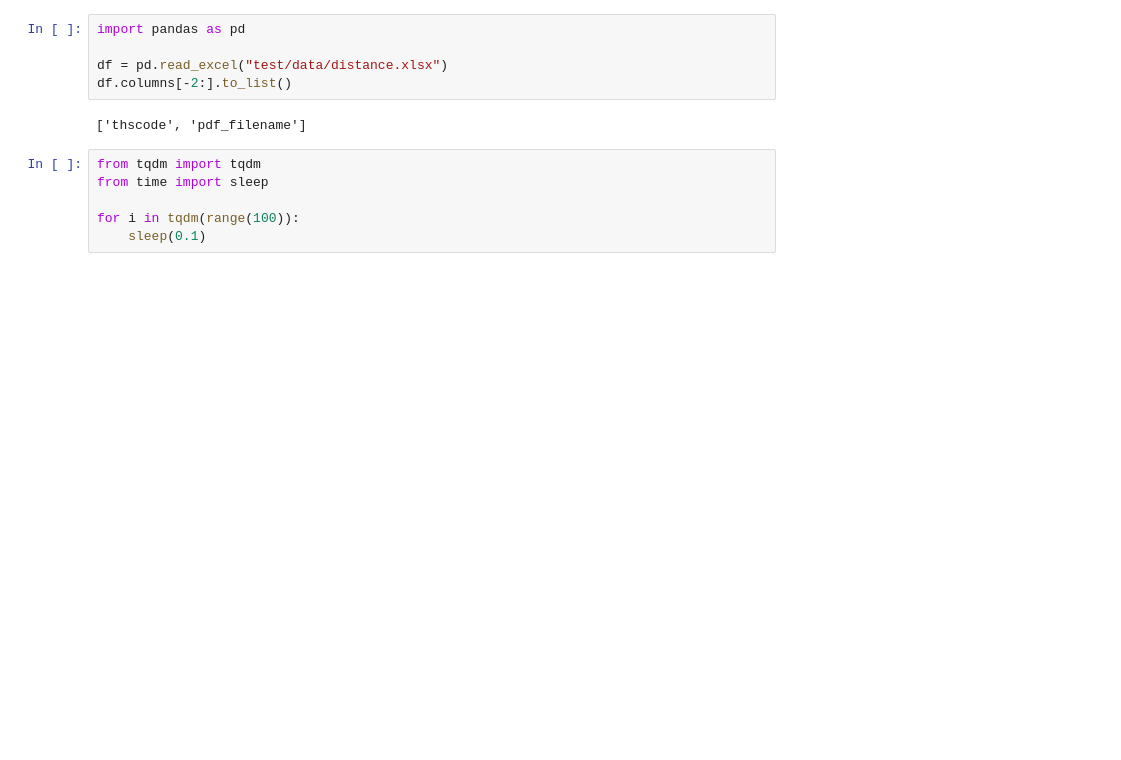
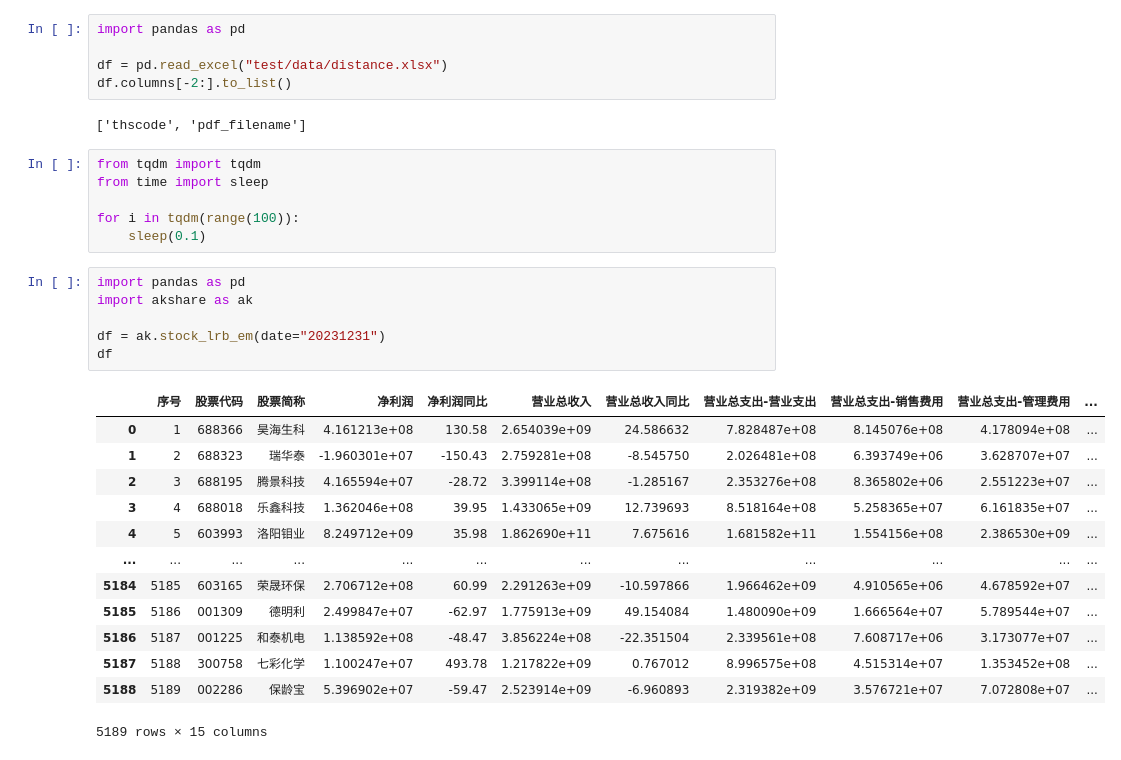
Before and after one commit to Lorre-Ramon/ESGImg, a Jupyter notebook: temp.ipynb, the cells around one changed output. Cells and saved outputs as stored; diff of their text form; blank space fills up the shorter version.

```diff
--- a/temp.ipynb
+++ b/temp.ipynb
@@ -91,3 +91,23 @@ from time import sleep
 
 for i in tqdm(range(100)):
     sleep(0.1)
+# %%
+import pandas as pd
+import akshare as ak
+
+df = ak.stock_lrb_em(date="20231231")
+df
+# %% [output]
+|  | 序号 | 股票代码 | 股票简称 | 净利润 | 净利润同比 | 营业总收入 | 营业总收入同比 | 营业总支出-营业支出 | 营业总支出-销售费用 | 营业总支出-管理费用 | ... |
+| 0 | 1 | 688366 | 昊海生科 | 4.161213e+08 | 130.58 | 2.654039e+09 | 24.586632 | 7.828487e+08 | 8.145076e+08 | 4.178094e+08 | ... |
+| 1 | 2 | 688323 | 瑞华泰 | -1.960301e+07 | -150.43 | 2.759281e+08 | -8.545750 | 2.026481e+08 | 6.393749e+06 | 3.628707e+07 | ... |
+| 2 | 3 | 688195 | 腾景科技 | 4.165594e+07 | -28.72 | 3.399114e+08 | -1.285167 | 2.353276e+08 | 8.365802e+06 | 2.551223e+07 | ... |
+| 3 | 4 | 688018 | 乐鑫科技 | 1.362046e+08 | 39.95 | 1.433065e+09 | 12.739693 | 8.518164e+08 | 5.258365e+07 | 6.161835e+07 | ... |
+| 4 | 5 | 603993 | 洛阳钼业 | 8.249712e+09 | 35.98 | 1.862690e+11 | 7.675616 | 1.681582e+11 | 1.554156e+08 | 2.386530e+09 | ... |
+| ... | ... | ... | ... | ... | ... | ... | ... | ... | ... | ... | ... |
+| 5184 | 5185 | 603165 | 荣晟环保 | 2.706712e+08 | 60.99 | 2.291263e+09 | -10.597866 | 1.966462e+09 | 4.910565e+06 | 4.678592e+07 | ... |
+| 5185 | 5186 | 001309 | 德明利 | 2.499847e+07 | -62.97 | 1.775913e+09 | 49.154084 | 1.480090e+09 | 1.666564e+07 | 5.789544e+07 | ... |
+| 5186 | 5187 | 001225 | 和泰机电 | 1.138592e+08 | -48.47 | 3.856224e+08 | -22.351504 | 2.339561e+08 | 7.608717e+06 | 3.173077e+07 | ... |
+| 5187 | 5188 | 300758 | 七彩化学 | 1.100247e+07 | 493.78 | 1.217822e+09 | 0.767012 | 8.996575e+08 | 4.515314e+07 | 1.353452e+08 | ... |
+| 5188 | 5189 | 002286 | 保龄宝 | 5.396902e+07 | -59.47 | 2.523914e+09 | -6.960893 | 2.319382e+09 | 3.576721e+07 | 7.072808e+07 | ... |
+5189 rows × 15 columns
```
Also changed, not shown: 1 other file.
